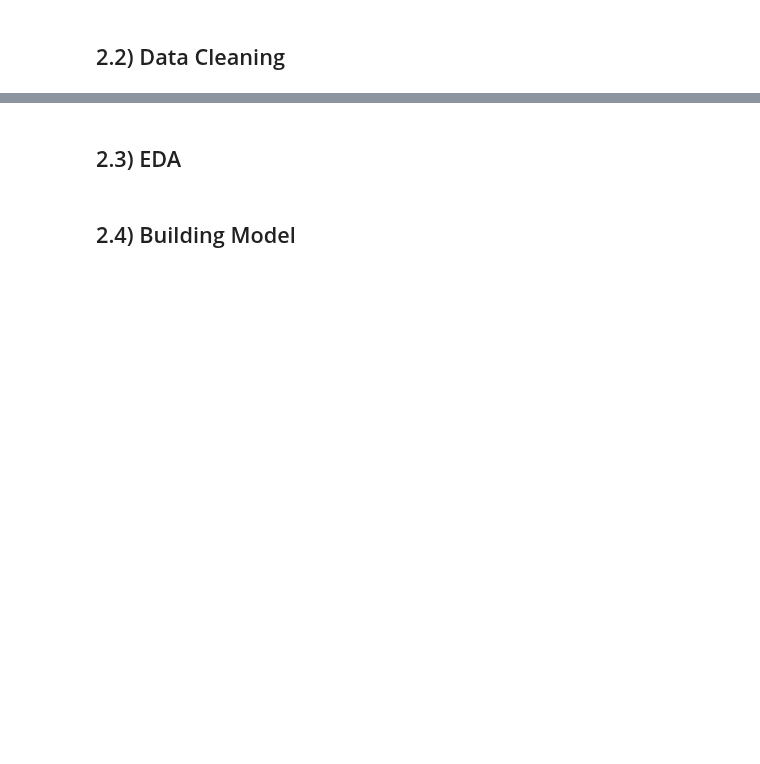
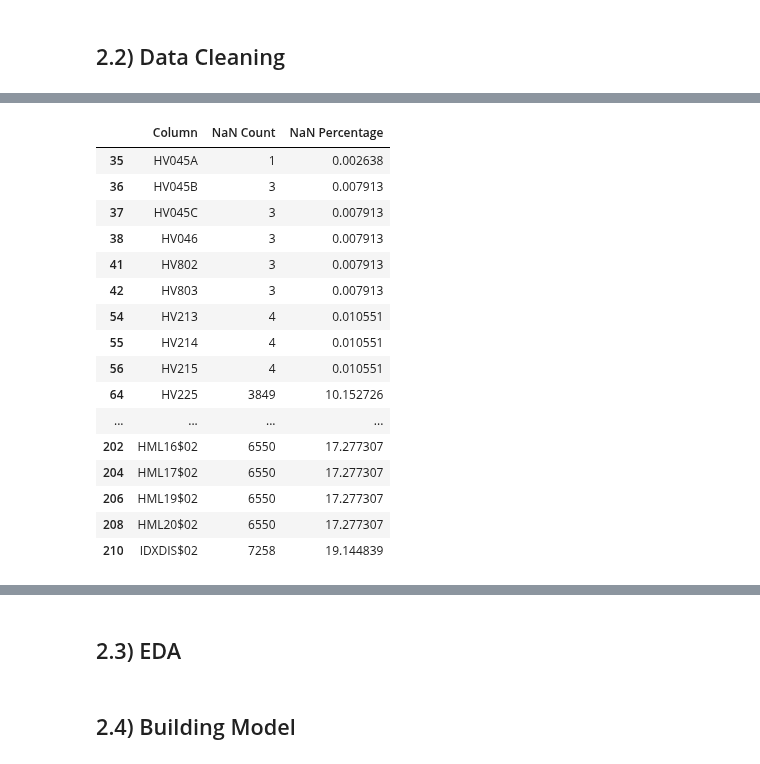
Before and after one commit to Dominic-Mu/dsc-phase-5-group-14-project, a Jupyter notebook: index.ipynb, the cells around one changed output, grey strips where cells are left out. Cells and saved outputs as stored; diff of their text form; code cells hidden in the pictures; blank space fills up the shorter version.

```diff
--- a/index.ipynb
+++ b/index.ipynb
@@ -197,0 +179,31 @@ df_cleaned
+# %%
+# Assuming df_cleaned is your DataFrame
+nan_info = df_cleaned.isna().sum()
+nan_percentage = (nan_info / len(df_cleaned)) * 100
+
+# Create a DataFrame with columns and their NaN percentages
+nan_df = pd.DataFrame({'Column': nan_info.index, 'NaN Count': nan_info.values, 'NaN Percentage': nan_percentage.values})
+
+# Filter columns with NaN values
+columns_with_nan = nan_df[nan_df['NaN Count'] > 0]
+
+# Display the columns with NaN values and their percentages
+columns_with_nan
+# %% [output]
+|  | Column | NaN Count | NaN Percentage |
+| 35 | HV045A | 1 | 0.002638 |
+| 36 | HV045B | 3 | 0.007913 |
+| 37 | HV045C | 3 | 0.007913 |
+| 38 | HV046 | 3 | 0.007913 |
+| 41 | HV802 | 3 | 0.007913 |
+| 42 | HV803 | 3 | 0.007913 |
+| 54 | HV213 | 4 | 0.010551 |
+| 55 | HV214 | 4 | 0.010551 |
+| 56 | HV215 | 4 | 0.010551 |
+| 64 | HV225 | 3849 | 10.152726 |
+| ... | ... | ... | ... |
+| 202 | HML16$02 | 6550 | 17.277307 |
+| 204 | HML17$02 | 6550 | 17.277307 |
+| 206 | HML19$02 | 6550 | 17.277307 |
+| 208 | HML20$02 | 6550 | 17.277307 |
+| 210 | IDXDIS$02 | 7258 | 19.144839 |
```
Also changed, not shown: parts of 14 cells of this notebook, 6 other files.
